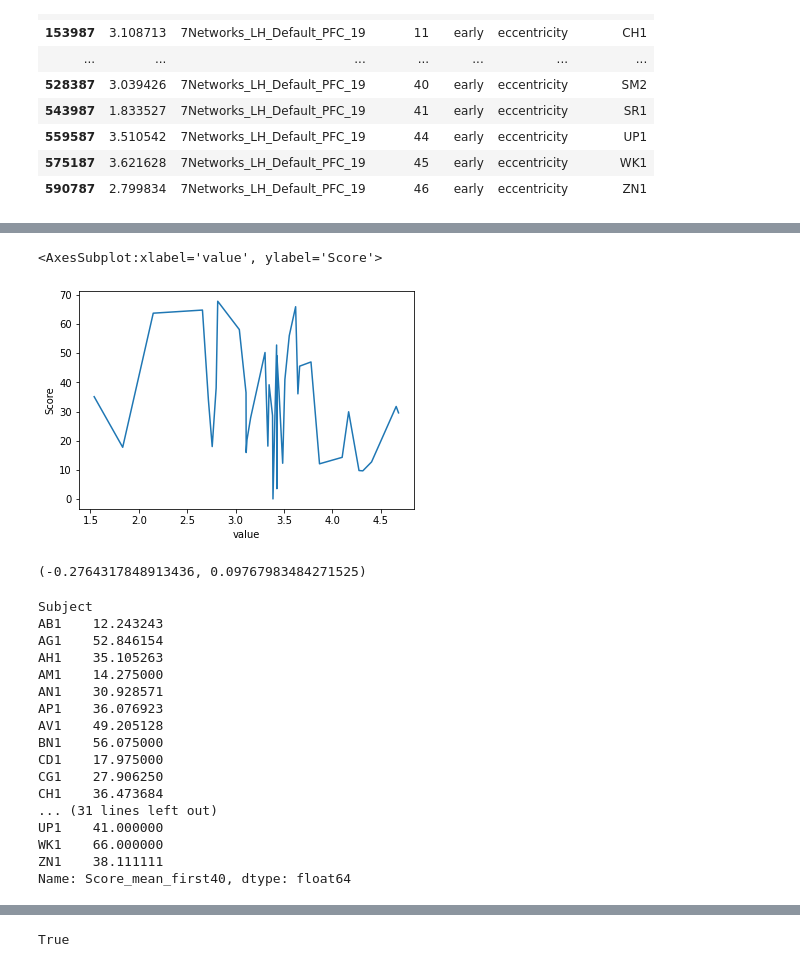
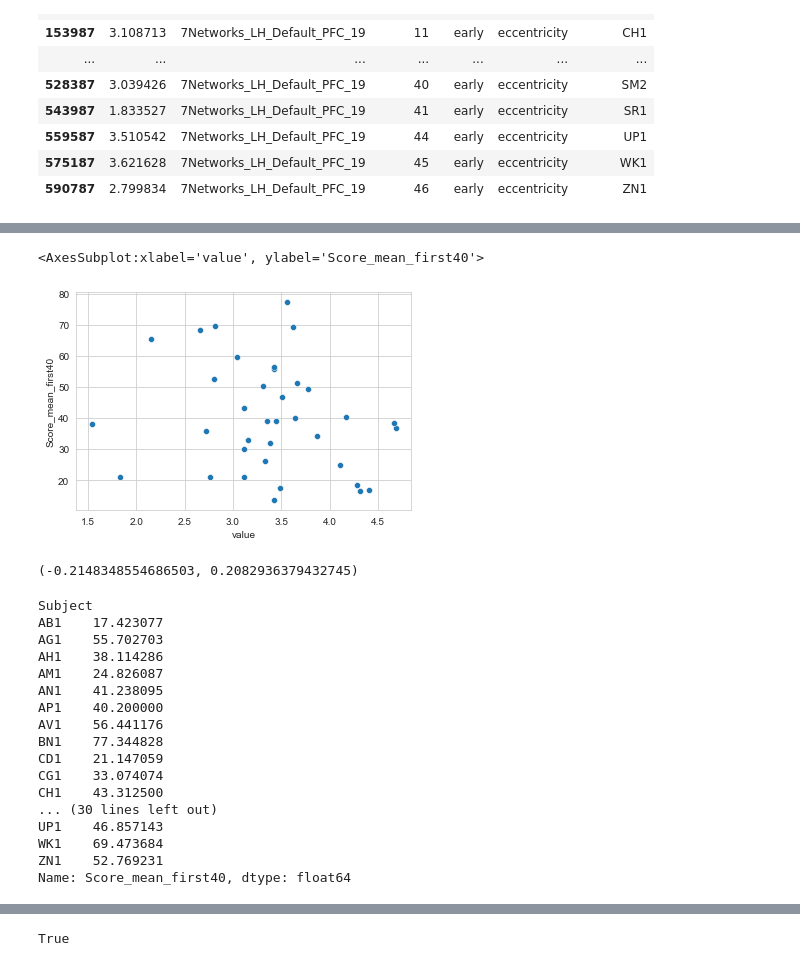
Before and after one commit to qniksefat/gradecc, a Jupyter notebook: notebooks/behavioral.ipynb, the cells around one changed output, grey strips where cells are left out. Cells and saved outputs as stored; diff of their text form; code cells hidden in the pictures.

```diff
--- a/notebooks/behavioral.ipynb
+++ b/notebooks/behavioral.ipynb
@@ -119,0 +221,2 @@ Name: Valid, dtype: int64
+# %%
+dfb = dfb[dfb.Score > 0]
@@ -120,3 +229,5 @@ Name: Valid, dtype: int64
+# %%
+dfb = dfb[dfb.Subject != 'CS1']
 # %%
 dfb.Block.astype(str).describe()
 # %% [output]
@@ -388,14 +625,14 @@ dd
 # %%
-sns.lineplot(data=dd, x='value', y='Score')
+sns.scatterplot(data=dd, x='value', y='Score_mean_first40')
 # %% [output]
-<AxesSubplot:xlabel='value', ylabel='Score'>
+<AxesSubplot:xlabel='value', ylabel='Score_mean_first40'>
-[figure, old version]
+[figure, new version]
 # %%
 from scipy.stats import pearsonr
 
 pearsonr(x=dd['value'], y=dd['Score_mean_first40'])
 # %% [output]
-(-0.2764317848913436, 0.09767983484271525)
+(-0.2148348554686503, 0.2082936379432745)
 # %%
 def corr(data, x, y):
     return pearsonr(data[x], data[y])
@@ -403,20 +640,20 @@ def corr(data, x, y):
 subj_init_score
 # %% [output]
 Subject
-AB1    12.243243
-AG1    52.846154
-AH1    35.105263
-AM1    14.275000
-AN1    30.928571
-AP1    36.076923
-AV1    49.205128
-BN1    56.075000
-CD1    17.975000
-CG1    27.906250
-CH1    36.473684
-... (31 lines left out)
-UP1    41.000000
-WK1    66.000000
-ZN1    38.111111
+AB1    17.423077
+AG1    55.702703
+AH1    38.114286
+AM1    24.826087
+AN1    41.238095
+AP1    40.200000
+AV1    56.441176
+BN1    77.344828
+CD1    21.147059
+CG1    33.074074
+CH1    43.312500
+... (30 lines left out)
+UP1    46.857143
+WK1    69.473684
+ZN1    52.769231
 Name: Score_mean_first40, dtype: float64
 # %%
```
Also changed, not shown: parts of 78 cells of this notebook, 2 other files.
